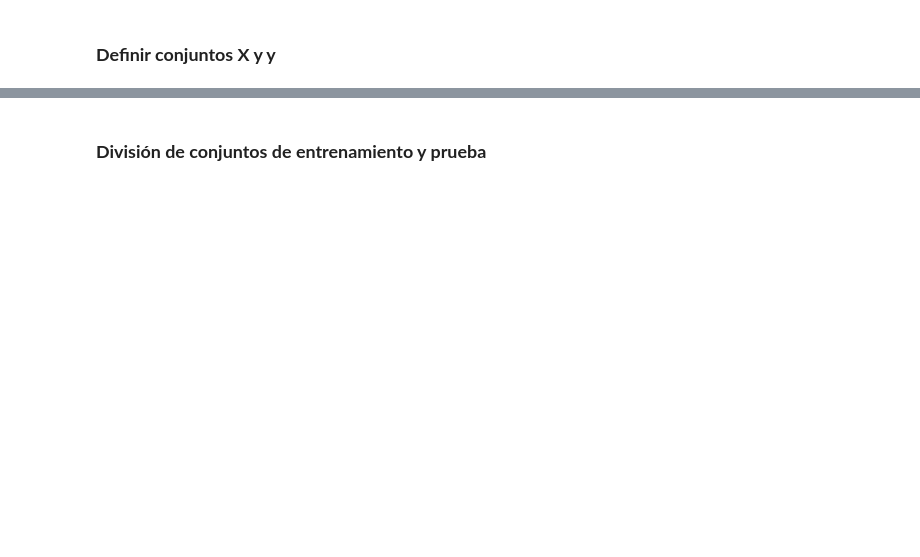
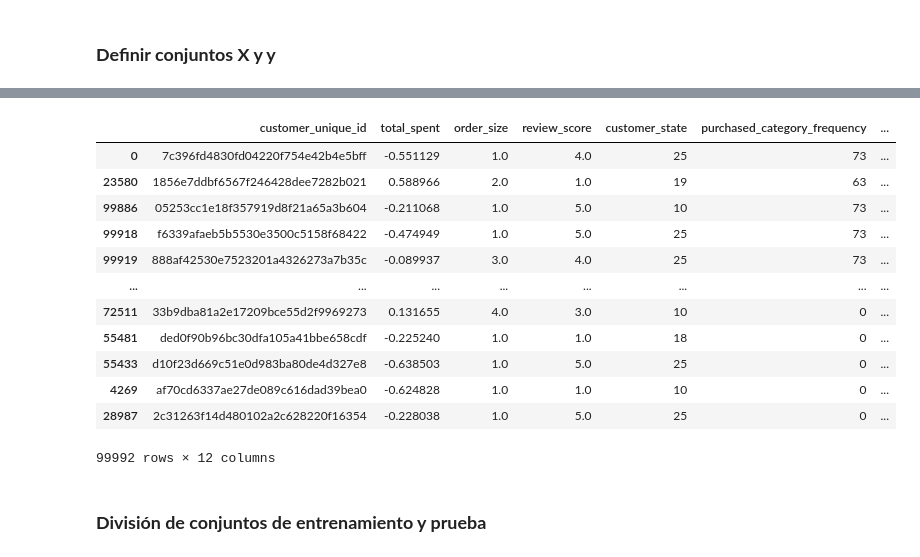
Before and after one commit to paulabaal12/PROY3-DM, a Jupyter notebook: Entrega 2/main.ipynb, the cells around one changed output, grey strips where cells are left out. Drawn from its saved outputs; the diff is of its cells as text; code cells hidden in the pictures; blank space fills up the shorter version.

```diff
--- a/Entrega 2/main.ipynb
+++ b/Entrega 2/main.ipynb
@@ -107,3 +93,19 @@ Shape de y: (104459,)
+# %%
+df_customer_value_scaled.sort_values(by='highest_category_value', ascending=False)
+# %% [output]
+|  | customer_unique_id | total_spent | order_size | review_score | customer_state | purchased_category_frequency | ... |
+| 0 | 7c396fd4830fd04220f754e42b4e5bff | -0.551129 | 1.0 | 4.0 | 25 | 73 | ... |
+| 23580 | 1856e7ddbf6567f246428dee7282b021 | 0.588966 | 2.0 | 1.0 | 19 | 63 | ... |
+| 99886 | 05253cc1e18f357919d8f21a65a3b604 | -0.211068 | 1.0 | 5.0 | 10 | 73 | ... |
+| 99918 | f6339afaeb5b5530e3500c5158f68422 | -0.474949 | 1.0 | 5.0 | 25 | 73 | ... |
+| 99919 | 888af42530e7523201a4326273a7b35c | -0.089937 | 3.0 | 4.0 | 25 | 73 | ... |
+| ... | ... | ... | ... | ... | ... | ... | ... |
+| 72511 | 33b9dba81a2e17209bce55d2f9969273 | 0.131655 | 4.0 | 3.0 | 10 | 0 | ... |
+| 55481 | ded0f90b96bc30dfa105a41bbe658cdf | -0.225240 | 1.0 | 1.0 | 18 | 0 | ... |
+| 55433 | d10f23d669c51e0d983ba80de4d327e8 | -0.638503 | 1.0 | 5.0 | 25 | 0 | ... |
+| 4269 | af70cd6337ae27de089c616dad39bea0 | -0.624828 | 1.0 | 1.0 | 10 | 0 | ... |
+| 28987 | 2c31263f14d480102a2c628220f16354 | -0.228038 | 1.0 | 5.0 | 25 | 0 | ... |
+99992 rows × 12 columns
 # %% [markdown]
 ### **División de conjuntos de entrenamiento y prueba**
 # %%
```
Also changed, not shown: parts of 8 cells of this notebook, 2 other files.
